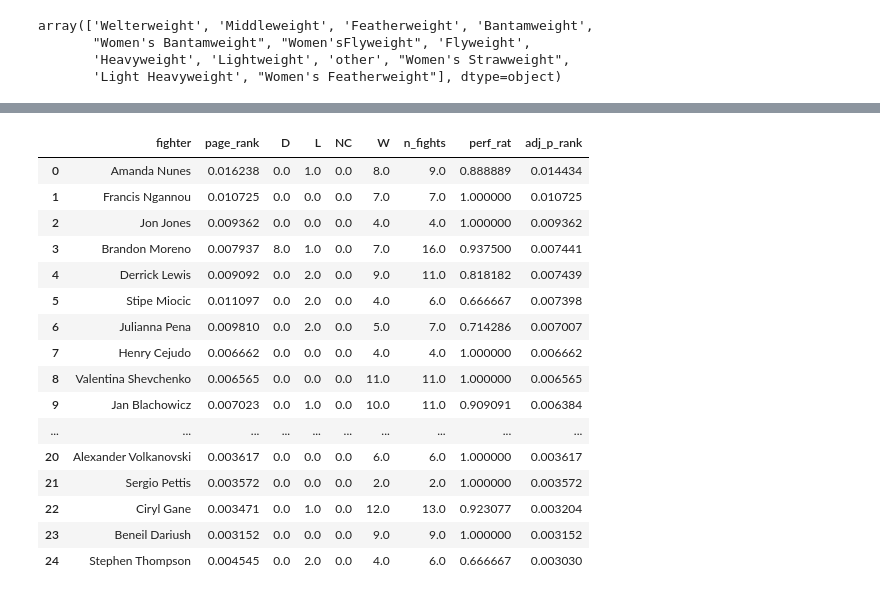
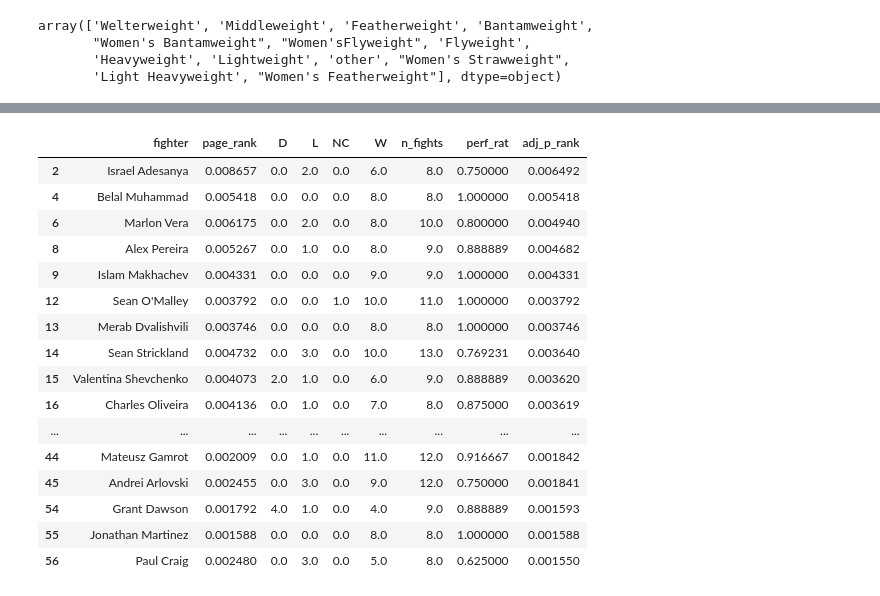
Before and after one commit to zarreh/mma_ranking, a Jupyter notebook: UFC_ranking/UFC_ranking.ipynb, the cells around one changed output, grey strips where cells are left out. Saved outputs shown, nothing was run; the diff lists cells and outputs as text; code cells hidden in the pictures.

```diff
--- a/UFC_ranking/UFC_ranking.ipynb
+++ b/UFC_ranking/UFC_ranking.ipynb
@@ -237,38 +325,59 @@ df_w_rank_all[(df_w_rank_all['n_fights']>1) & (df_w_rank_all['weight'] == 'Light
 # %%
 def pfp_performance(m):
-    df_1 = df[(df['Date'] >= dt-timedelta(weeks=52*m))].groupby(['fighter1', 'fighter1_result'])['Weight'].count().unstack(level=-1).fillna(0)
-    df_1.index.set_names(['fighter'], inplace=True)
-    df_2 = df[(df['Date'] >= dt-timedelta(weeks=52*m))].groupby(['fighter2', 'fighter2_result'])['Weight'].count().unstack(level=-1).fillna(0)
-    df_2.index.set_names(['fighter'], inplace=True)
+    df_1 = (
+        df[(df["Date"] >= dt - timedelta(weeks=52 * m))]
+        .groupby(["fighter1", "fighter1_result"])["Weight"]
+        .count()
+        .unstack(level=-1)
+        .fillna(0)
+    )
+    df_1.index.set_names(["fighter"], inplace=True)
+    df_2 = (
+        df[(df["Date"] >= dt - timedelta(weeks=52 * m))]
+        .groupby(["fighter2", "fighter2_result"])["Weight"]
+        .count()
+        .unstack(level=-1)
+        .fillna(0)
+    )
+    df_2.index.set_names(["fighter"], inplace=True)
     df_perf = df_1.add(df_2, fill_value=0)
-    df_perf['n_fights'] = df_perf.sum(axis=1)
-    df_perf['perf_rat'] = (df_perf['n_fights'] -df_perf['L'])/df_perf['n_fights']
+    df_perf["n_fights"] = df_perf.sum(axis=1)
+    df_perf["perf_rat"] = (df_perf["n_fights"] - df_perf["L"]) / df_perf["n_fights"]
     df_perf.columns = df_perf.columns.values
-    df_perf = df_perf.sort_values(by=['perf_rat', 'n_fights'], ascending=False).reset_index(level=-1)#[df_perf.n_fights>2]
+    df_perf = df_perf.sort_values(
+        by=["perf_rat", "n_fights"], ascending=False
+    ).reset_index(
+        level=-1
+    )  # [df_perf.n_fights>2]
     return df_perf
 # %%
 df_perf_pfp = pfp_performance(3)
-df_pfp = pd.merge(df_ranked.reset_index().rename({'index': 'fighter'}, axis=1), df_perf_pfp, on='fighter', how='inner')
-df_pfp['adj_p_rank'] = df_pfp['page_rank'] * df_pfp['perf_rat']
-df_pfp.sort_values(by='adj_p_rank', ascending=False, inplace=True,ignore_index=True)
+df_pfp = pd.merge(
+    df_ranked.reset_index().rename({"index": "fighter"}, axis=1),
+    df_perf_pfp,
+    on="fighter",
+    how="inner",
+)
+df_pfp["adj_p_rank"] = df_pfp["page_rank"] * df_pfp["perf_rat"]
+df_pfp.sort_values(by="adj_p_rank", ascending=False, inplace=True, ignore_index=True)
 # df_pfp[(df_pfp['n_fights']>1)].to_csv('pfp_ranking.csv')
-df_pfp.to_csv('pfp_ranking.csv')
-df_pfp[(df_pfp['n_fights']>1)].head(25)
+df_pfp.to_csv("pfp_ranking.csv")
+df_pfp[(df_pfp["n_fights"] > 7)].head(25)
 # %% [output]
 |  | fighter | page_rank | D | L | NC | W | n_fights | perf_rat | adj_p_rank |
-| 0 | Amanda Nunes | 0.016238 | 0.0 | 1.0 | 0.0 | 8.0 | 9.0 | 0.888889 | 0.014434 |
-| 1 | Francis Ngannou | 0.010725 | 0.0 | 0.0 | 0.0 | 7.0 | 7.0 | 1.000000 | 0.010725 |
-| 2 | Jon Jones | 0.009362 | 0.0 | 0.0 | 0.0 | 4.0 | 4.0 | 1.000000 | 0.009362 |
-| 3 | Brandon Moreno | 0.007937 | 8.0 | 1.0 | 0.0 | 7.0 | 16.0 | 0.937500 | 0.007441 |
-| 4 | Derrick Lewis | 0.009092 | 0.0 | 2.0 | 0.0 | 9.0 | 11.0 | 0.818182 | 0.007439 |
-| 5 | Stipe Miocic | 0.011097 | 0.0 | 2.0 | 0.0 | 4.0 | 6.0 | 0.666667 | 0.007398 |
-| 6 | Julianna Pena | 0.009810 | 0.0 | 2.0 | 0.0 | 5.0 | 7.0 | 0.714286 | 0.007007 |
-| 7 | Henry Cejudo | 0.006662 | 0.0 | 0.0 | 0.0 | 4.0 | 4.0 | 1.000000 | 0.006662 |
-| 8 | Valentina Shevchenko | 0.006565 | 0.0 | 0.0 | 0.0 | 11.0 | 11.0 | 1.000000 | 0.006565 |
-| 9 | Jan Blachowicz | 0.007023 | 0.0 | 1.0 | 0.0 | 10.0 | 11.0 | 0.909091 | 0.006384 |
+| 2 | Israel Adesanya | 0.008657 | 0.0 | 2.0 | 0.0 | 6.0 | 8.0 | 0.750000 | 0.006492 |
+| 4 | Belal Muhammad | 0.005418 | 0.0 | 0.0 | 0.0 | 8.0 | 8.0 | 1.000000 | 0.005418 |
+| 6 | Marlon Vera | 0.006175 | 0.0 | 2.0 | 0.0 | 8.0 | 10.0 | 0.800000 | 0.004940 |
+| 8 | Alex Pereira | 0.005267 | 0.0 | 1.0 | 0.0 | 8.0 | 9.0 | 0.888889 | 0.004682 |
+| 9 | Islam Makhachev | 0.004331 | 0.0 | 0.0 | 0.0 | 9.0 | 9.0 | 1.000000 | 0.004331 |
+| 12 | Sean O'Malley | 0.003792 | 0.0 | 0.0 | 1.0 | 10.0 | 11.0 | 1.000000 | 0.003792 |
+| 13 | Merab Dvalishvili | 0.003746 | 0.0 | 0.0 | 0.0 | 8.0 | 8.0 | 1.000000 | 0.003746 |
+| 14 | Sean Strickland | 0.004732 | 0.0 | 3.0 | 0.0 | 10.0 | 13.0 | 0.769231 | 0.003640 |
+| 15 | Valentina Shevchenko | 0.004073 | 2.0 | 1.0 | 0.0 | 6.0 | 9.0 | 0.888889 | 0.003620 |
+| 16 | Charles Oliveira | 0.004136 | 0.0 | 1.0 | 0.0 | 7.0 | 8.0 | 0.875000 | 0.003619 |
 | ... | ... | ... | ... | ... | ... | ... | ... | ... | ... |
-| 20 | Alexander Volkanovski | 0.003617 | 0.0 | 0.0 | 0.0 | 6.0 | 6.0 | 1.000000 | 0.003617 |
-| 21 | Sergio Pettis | 0.003572 | 0.0 | 0.0 | 0.0 | 2.0 | 2.0 | 1.000000 | 0.003572 |
-| 22 | Ciryl Gane | 0.003471 | 0.0 | 1.0 | 0.0 | 12.0 | 13.0 | 0.923077 | 0.003204 |
-| 23 | Beneil Dariush | 0.003152 | 0.0 | 0.0 | 0.0 | 9.0 | 9.0 | 1.000000 | 0.003152 |
-| 24 | Stephen Thompson | 0.004545 | 0.0 | 2.0 | 0.0 | 4.0 | 6.0 | 0.666667 | 0.003030 |
+| 44 | Mateusz Gamrot | 0.002009 | 0.0 | 1.0 | 0.0 | 11.0 | 12.0 | 0.916667 | 0.001842 |
+| 45 | Andrei Arlovski | 0.002455 | 0.0 | 3.0 | 0.0 | 9.0 | 12.0 | 0.750000 | 0.001841 |
+| 54 | Grant Dawson | 0.001792 | 4.0 | 1.0 | 0.0 | 4.0 | 9.0 | 0.888889 | 0.001593 |
+| 55 | Jonathan Martinez | 0.001588 | 0.0 | 0.0 | 0.0 | 8.0 | 8.0 | 1.000000 | 0.001588 |
+| 56 | Paul Craig | 0.002480 | 0.0 | 3.0 | 0.0 | 5.0 | 8.0 | 0.625000 | 0.001550 |
```
Also changed, not shown: parts of 20 cells of this notebook, 4 other files.
